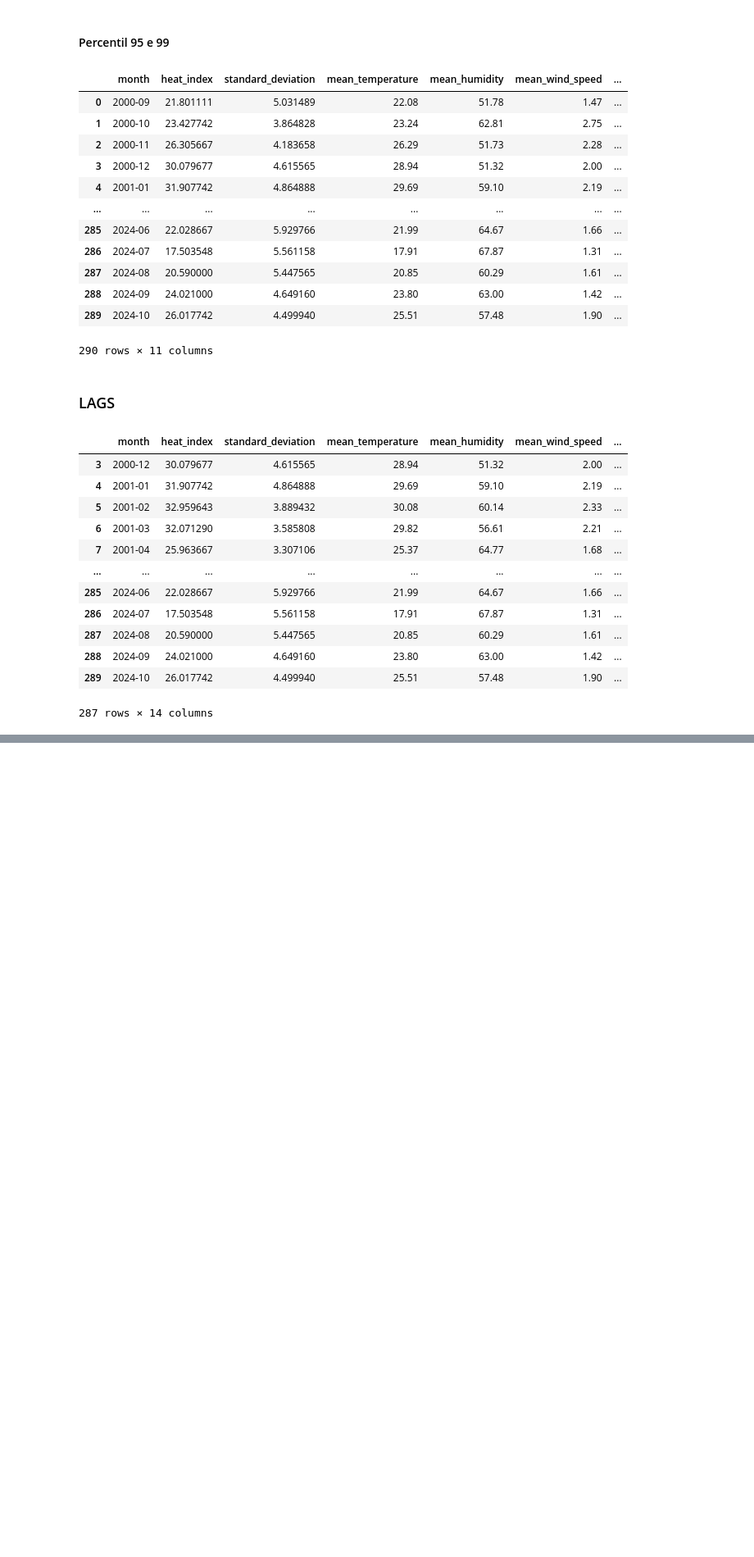
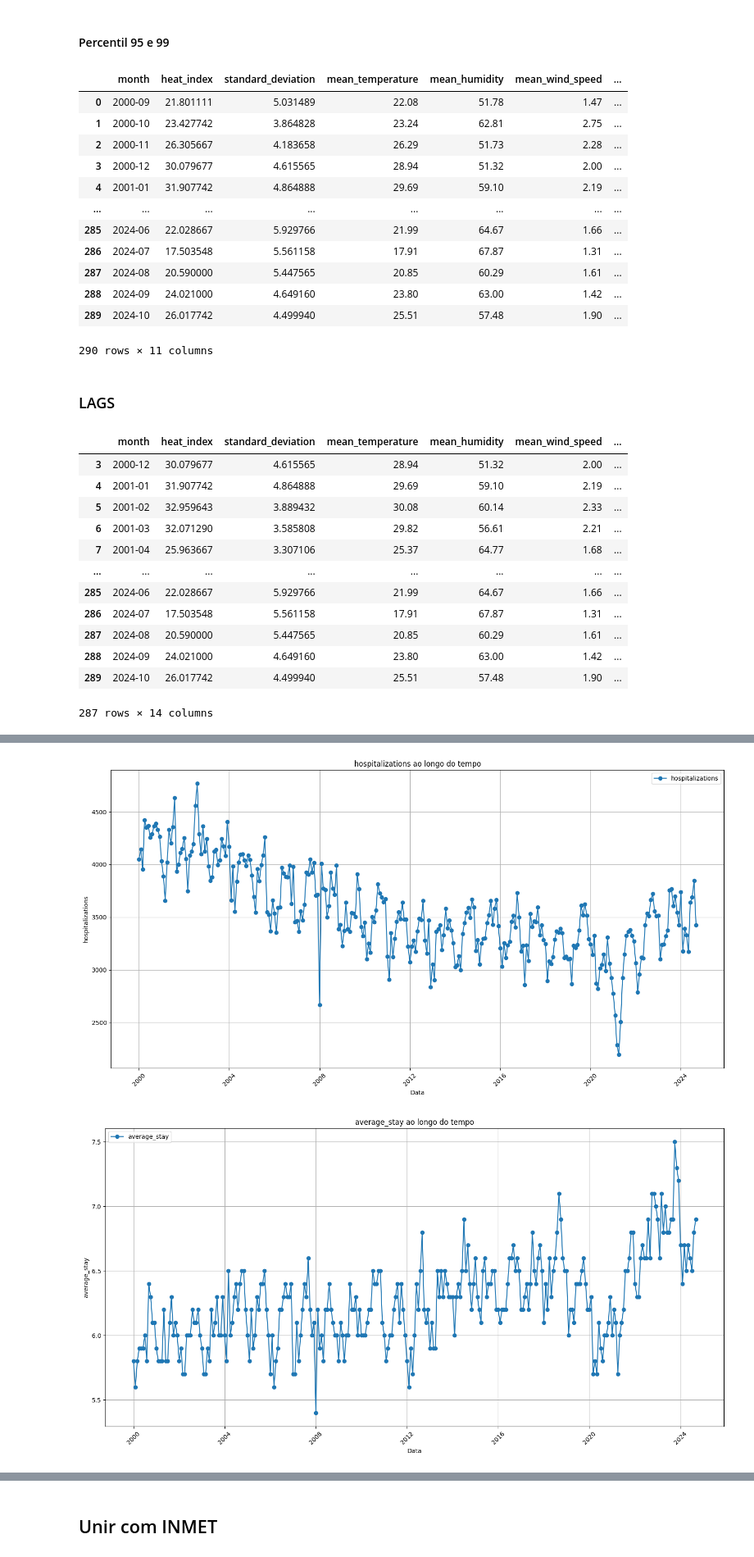
Before and after one commit to ThierrryScotto/trabalho_pratico, a Jupyter notebook: EDA_IMNET.ipynb, the cells around one changed output, grey strips where cells are left out. Shown at 82% size. Drawn from its saved outputs; the diff is of its cells as text; code cells hidden in the pictures; blank space fills up the shorter version.

```diff
--- a/EDA_IMNET.ipynb
+++ b/EDA_IMNET.ipynb
@@ -710,0 +1000,15 @@ monthly_df.to_csv('monthly_df.csv', index=False)
+# %%
+for feature in features:
+    plt.figure(figsize=(15, 8))
+    plt.plot(datasus_df['date'], datasus_df[feature], marker='o', label=feature)
+    plt.title(f'{feature} ao longo do tempo')
+    plt.xlabel('Data')
+    plt.ylabel(feature)
+    plt.grid(True)
+    plt.legend()
+    plt.xticks(rotation=45)
+    plt.tight_layout()
+    plt.show()
+# %% [output]
+[figure, added]
+[figure, added]
@@ -710,0 +1017,2 @@ monthly_df.to_csv('monthly_df.csv', index=False)
+# %% [markdown]
+## Unir com INMET
```
Also changed, not shown: parts of 49 cells of this notebook.
